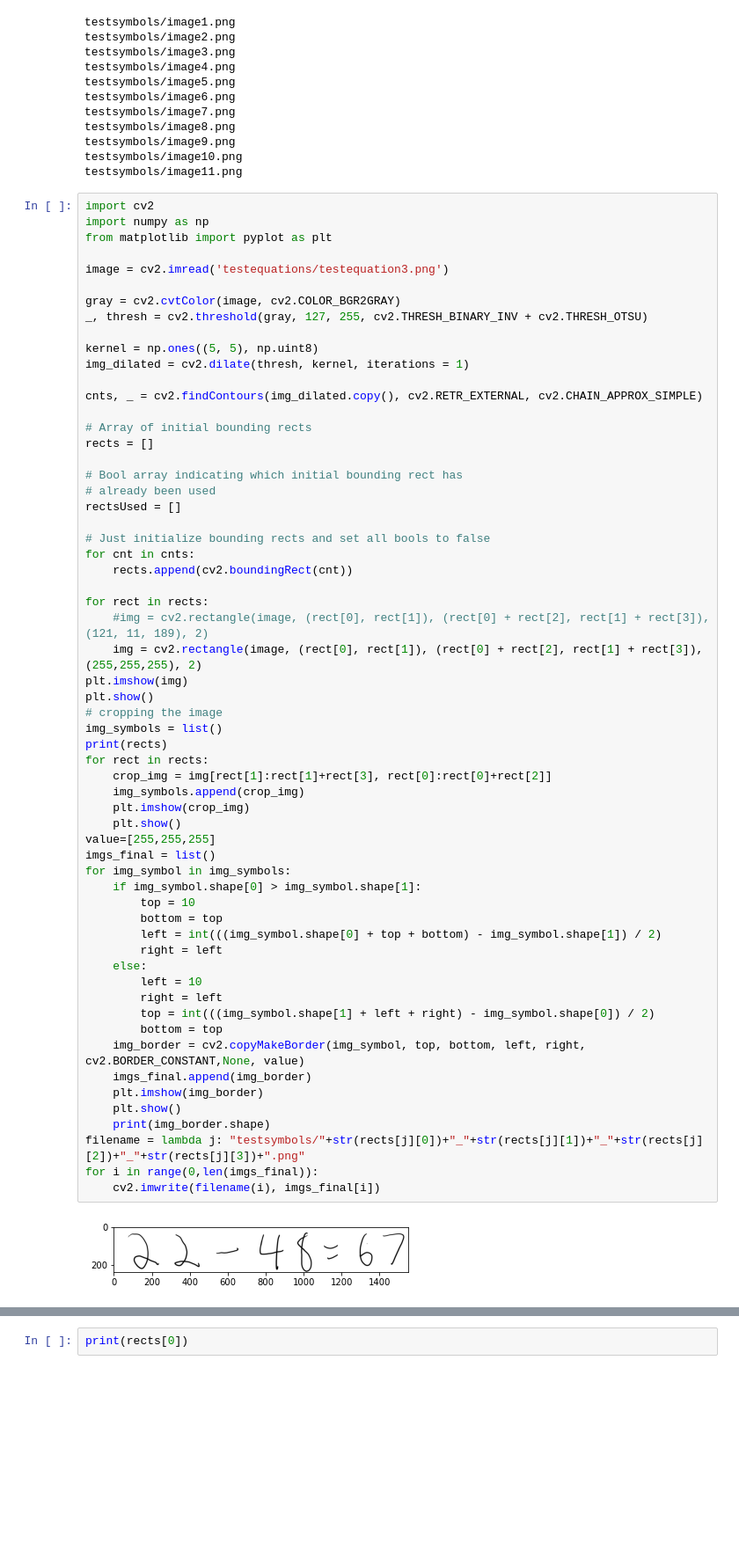
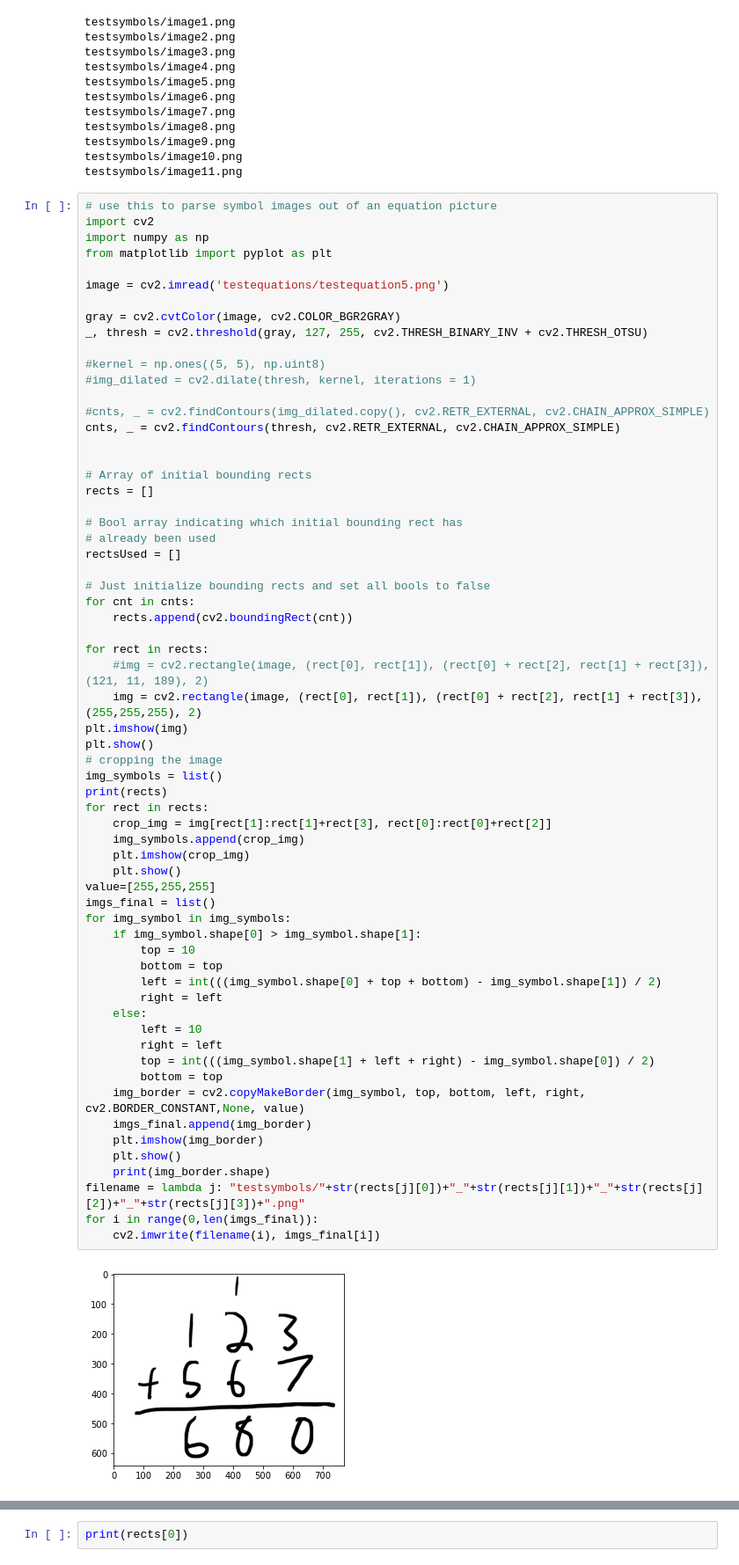
Before and after one commit to eleehiga/MathKumu, a Jupyter notebook: SymbolParser.ipynb, the cells around one changed output, grey strips where cells are left out. Shown at 88% size. Cells and saved outputs as stored; diff of their text form; blank space fills up the shorter version.

```diff
--- a/SymbolParser.ipynb
+++ b/SymbolParser.ipynb
@@ -310,19 +310,22 @@ testsymbols/image9.png
 testsymbols/image10.png
 testsymbols/image11.png
 # %%
+# use this to parse symbol images out of an equation picture
 import cv2
 import numpy as np
 from matplotlib import pyplot as plt
 
-image = cv2.imread('testequations/testequation3.png')
+image = cv2.imread('testequations/testequation5.png')
 
 gray = cv2.cvtColor(image, cv2.COLOR_BGR2GRAY)
 _, thresh = cv2.threshold(gray, 127, 255, cv2.THRESH_BINARY_INV + cv2.THRESH_OTSU)
 
-kernel = np.ones((5, 5), np.uint8)
-img_dilated = cv2.dilate(thresh, kernel, iterations = 1)
+#kernel = np.ones((5, 5), np.uint8)
+#img_dilated = cv2.dilate(thresh, kernel, iterations = 1)
 
-cnts, _ = cv2.findContours(img_dilated.copy(), cv2.RETR_EXTERNAL, cv2.CHAIN_APPROX_SIMPLE)
+#cnts, _ = cv2.findContours(img_dilated.copy(), cv2.RETR_EXTERNAL, cv2.CHAIN_APPROX_SIMPLE)
+cnts, _ = cv2.findContours(thresh, cv2.RETR_EXTERNAL, cv2.CHAIN_APPROX_SIMPLE)
+
 
 # Array of initial bounding rects
 rects = []
@@ -343,31 +346,31 @@ plt.show()
 # cropping the image
 img_symbols = list()
 print(rects)
 for rect in rects:
     crop_img = img[rect[1]:rect[1]+rect[3], rect[0]:rect[0]+rect[2]]
     img_symbols.append(crop_img)
     plt.imshow(crop_img)
     plt.show()
 value=[255,255,255]
 imgs_final = list()
 for img_symbol in img_symbols:
     if img_symbol.shape[0] > img_symbol.shape[1]:
         top = 10
         bottom = top
         left = int(((img_symbol.shape[0] + top + bottom) - img_symbol.shape[1]) / 2)
         right = left
     else:
         left = 10
         right = left
         top = int(((img_symbol.shape[1] + left + right) - img_symbol.shape[0]) / 2)
         bottom = top
     img_border = cv2.copyMakeBorder(img_symbol, top, bottom, left, right, cv2.BORDER_CONSTANT,None, value)
     imgs_final.append(img_border)
     plt.imshow(img_border)
     plt.show()
     print(img_border.shape)
 filename = lambda j: "testsymbols/"+str(rects[j][0])+"_"+str(rects[j][1])+"_"+str(rects[j][2])+"_"+str(rects[j][3])+".png"
 for i in range(0,len(imgs_final)):
     cv2.imwrite(filename(i), imgs_final[i])
 # %% [output]
-[figure, old version]
+[figure, new version]
```
Also changed, not shown: parts of 1 cell of this notebook, 2 other files.
